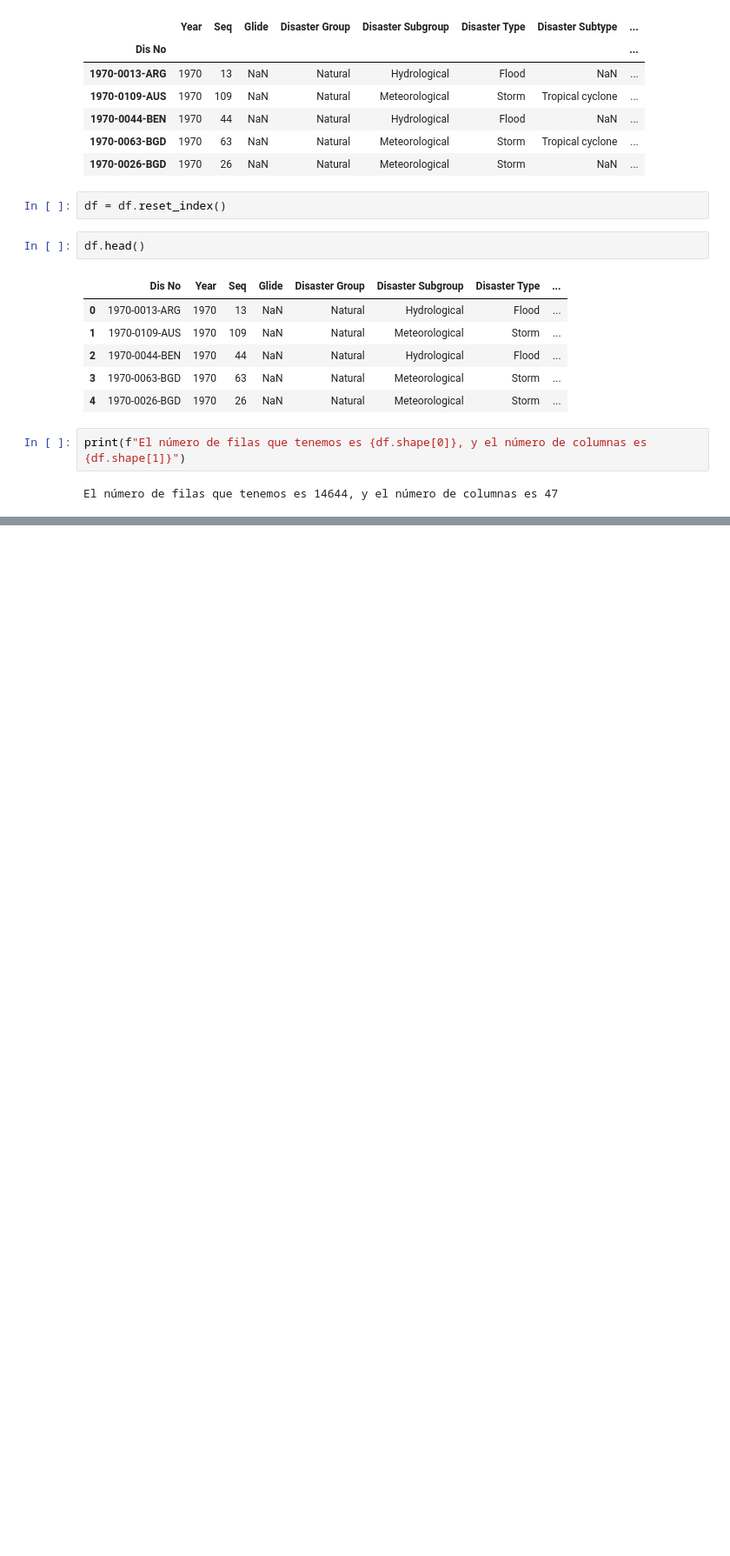
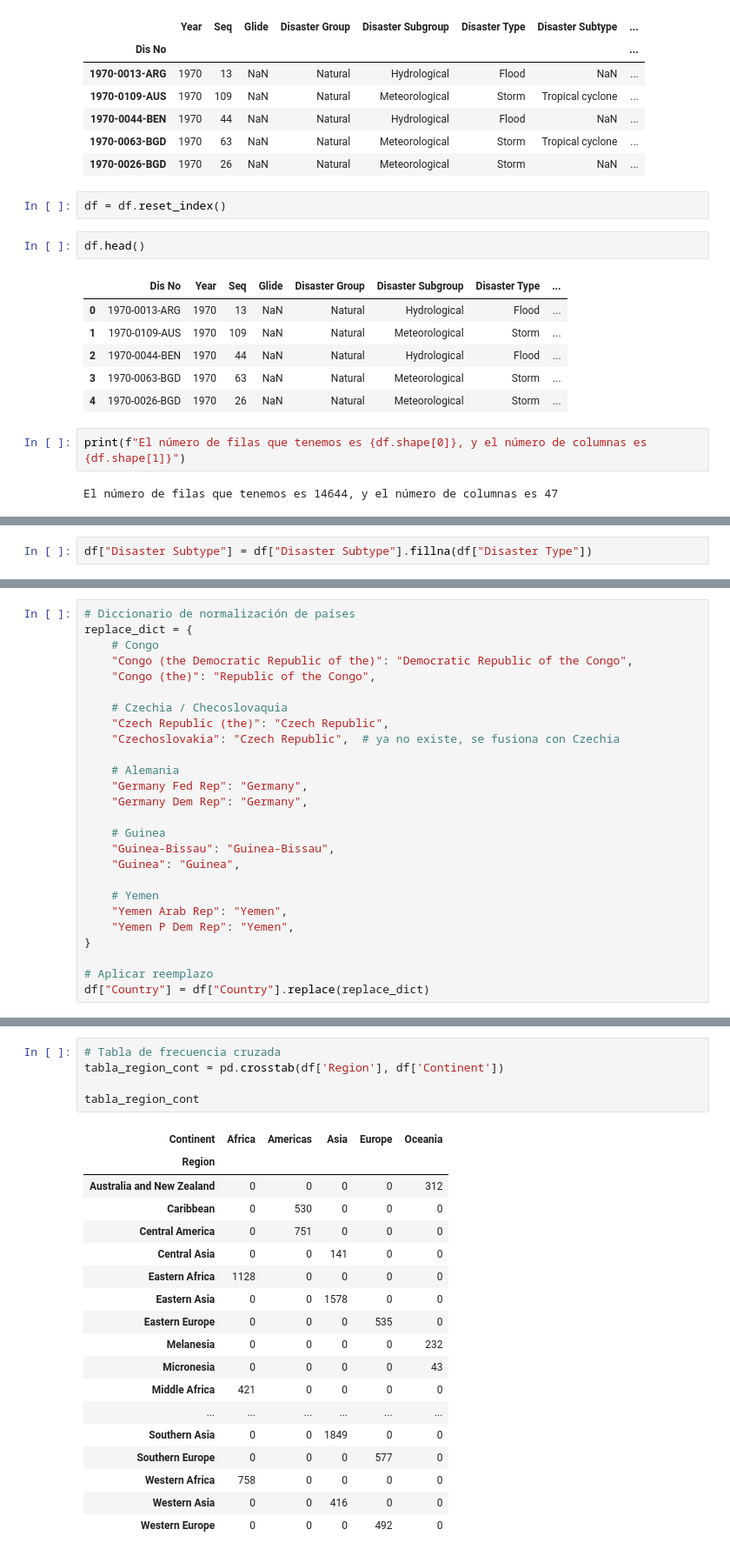
Before and after one commit to Lauris273/Proyecto_desastres_naturales_modulo_4, a Jupyter notebook: Desastres_naturales_1970-2021.ipynb, the cells around one changed output, grey strips where cells are left out. Shown at 87% size. Saved outputs shown, nothing was run; the diff lists cells and outputs as text; blank space fills up the shorter version.

```diff
--- a/Desastres_naturales_1970-2021.ipynb
+++ b/Desastres_naturales_1970-2021.ipynb
@@ -182,0 +245,2 @@ np.int64(14613)
+# %%
+df["Disaster Subtype"] = df["Disaster Subtype"].fillna(df["Disaster Type"])
@@ -182,0 +302,26 @@ np.int64(14613)
+# %%
+# Diccionario de normalización de países
+replace_dict = {
+    # Congo
+    "Congo (the Democratic Republic of the)": "Democratic Republic of the Congo",
+    "Congo (the)": "Republic of the Congo",
+
+    # Czechia / Checoslovaquia
+    "Czech Republic (the)": "Czech Republic",
+    "Czechoslovakia": "Czech Republic",  # ya no existe, se fusiona con Czechia
+
+    # Alemania
+    "Germany Fed Rep": "Germany",
+    "Germany Dem Rep": "Germany",
+
+    # Guinea
+    "Guinea-Bissau": "Guinea-Bissau",
+    "Guinea": "Guinea",
+
+    # Yemen
+    "Yemen Arab Rep": "Yemen",
+    "Yemen P Dem Rep": "Yemen",
+}
+
+# Aplicar reemplazo
+df["Country"] = df["Country"].replace(replace_dict)
@@ -182,0 +359,24 @@ np.int64(14613)
+# %%
+# Tabla de frecuencia cruzada
+tabla_region_cont = pd.crosstab(df['Region'], df['Continent'])
+
+tabla_region_cont
+# %% [output]
+| Continent | Africa | Americas | Asia | Europe | Oceania |
+| Region |  |  |  |  |  |
+| Australia and New Zealand | 0 | 0 | 0 | 0 | 312 |
+| Caribbean | 0 | 530 | 0 | 0 | 0 |
+| Central America | 0 | 751 | 0 | 0 | 0 |
+| Central Asia | 0 | 0 | 141 | 0 | 0 |
+| Eastern Africa | 1128 | 0 | 0 | 0 | 0 |
+| Eastern Asia | 0 | 0 | 1578 | 0 | 0 |
+| Eastern Europe | 0 | 0 | 0 | 535 | 0 |
+| Melanesia | 0 | 0 | 0 | 0 | 232 |
+| Micronesia | 0 | 0 | 0 | 0 | 43 |
+| Middle Africa | 421 | 0 | 0 | 0 | 0 |
+| ... | ... | ... | ... | ... | ... |
+| Southern Asia | 0 | 0 | 1849 | 0 | 0 |
+| Southern Europe | 0 | 0 | 0 | 577 | 0 |
+| Western Africa | 758 | 0 | 0 | 0 | 0 |
+| Western Asia | 0 | 0 | 416 | 0 | 0 |
+| Western Europe | 0 | 0 | 0 | 492 | 0 |
```
Also changed, not shown: parts of 48 cells of this notebook, 1 other file.
